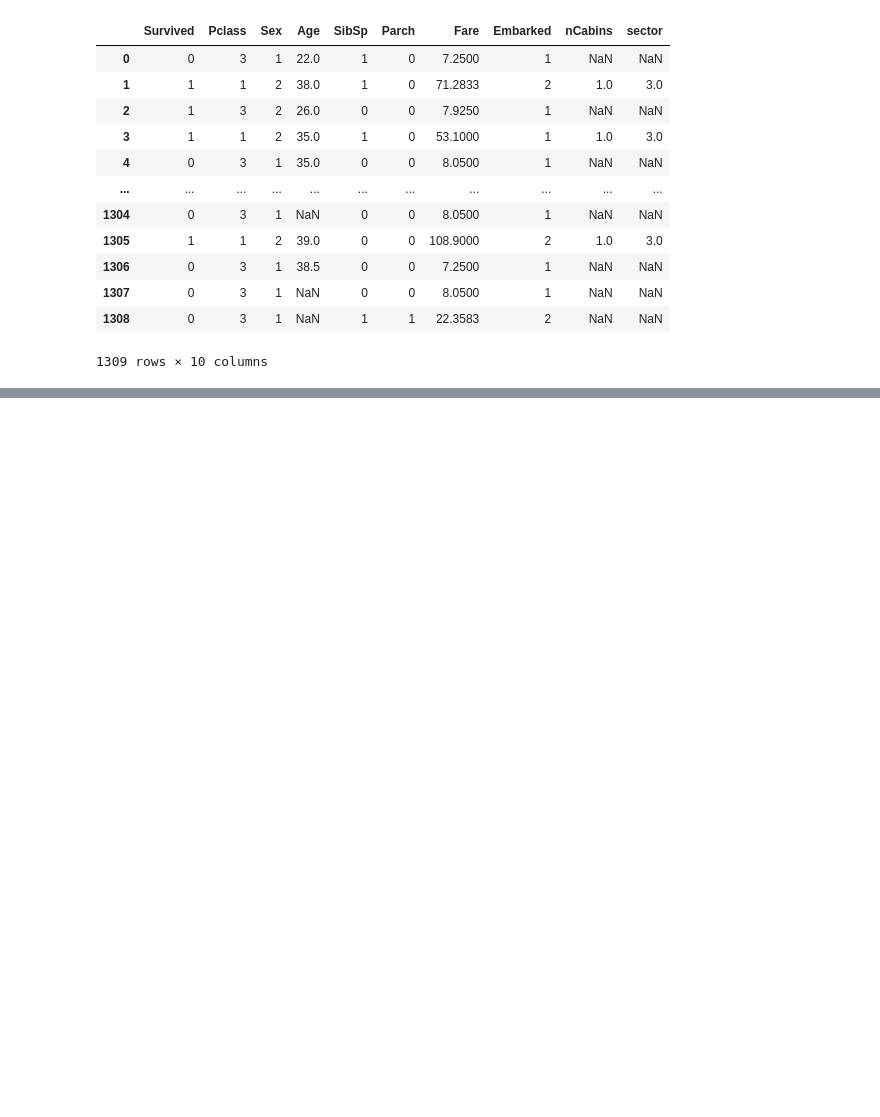
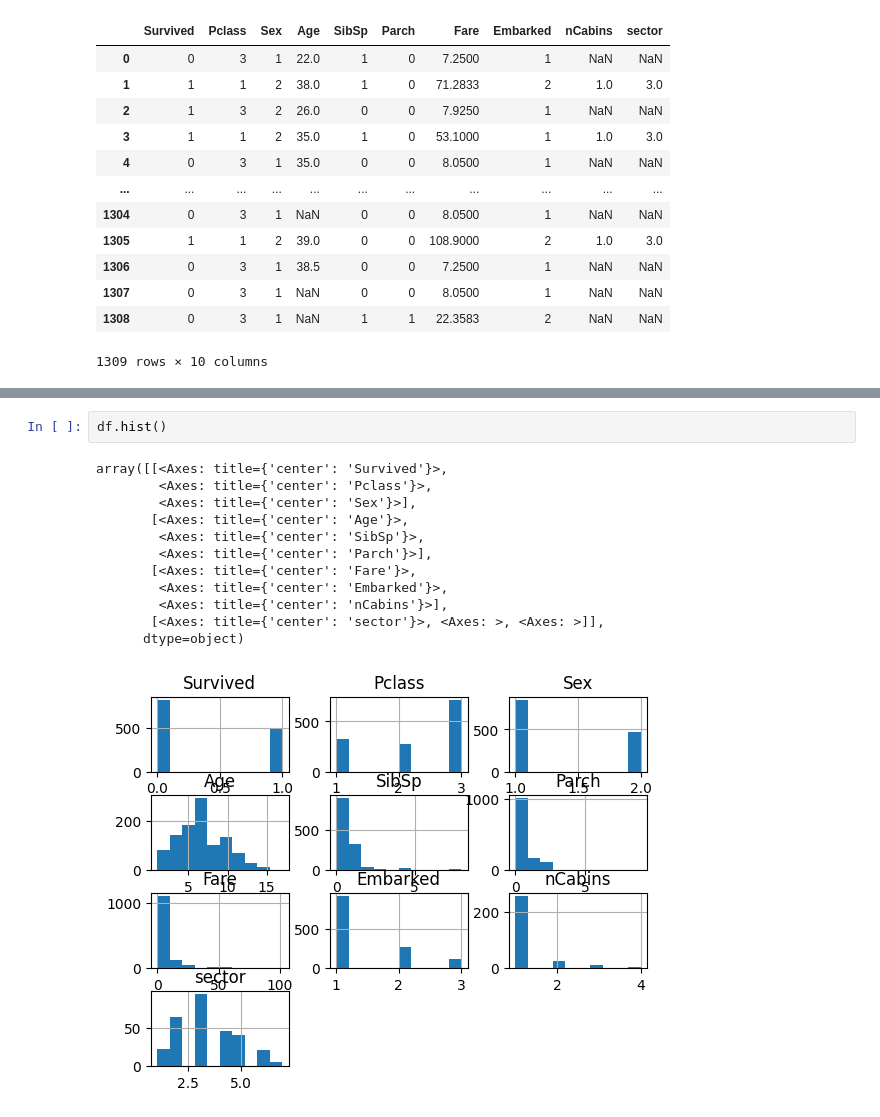
Before and after one commit to karrabi/titanic-project, a Jupyter notebook: project_titanic.ipynb, the cells around one changed output, grey strips where cells are left out. Drawn from its saved outputs; the diff is of its cells as text; blank space fills up the shorter version.

```diff
--- a/project_titanic.ipynb
+++ b/project_titanic.ipynb
@@ -1151,0 +1148,15 @@ df
+# %%
+df.hist()
+# %% [output]
+array([[<Axes: title={'center': 'Survived'}>,
+        <Axes: title={'center': 'Pclass'}>,
+        <Axes: title={'center': 'Sex'}>],
+       [<Axes: title={'center': 'Age'}>,
+        <Axes: title={'center': 'SibSp'}>,
+        <Axes: title={'center': 'Parch'}>],
+       [<Axes: title={'center': 'Fare'}>,
+        <Axes: title={'center': 'Embarked'}>,
+        <Axes: title={'center': 'nCabins'}>],
+       [<Axes: title={'center': 'sector'}>, <Axes: >, <Axes: >]],
+      dtype=object)
+[figure, added]
```
Also changed, not shown: parts of 35 cells of this notebook.
